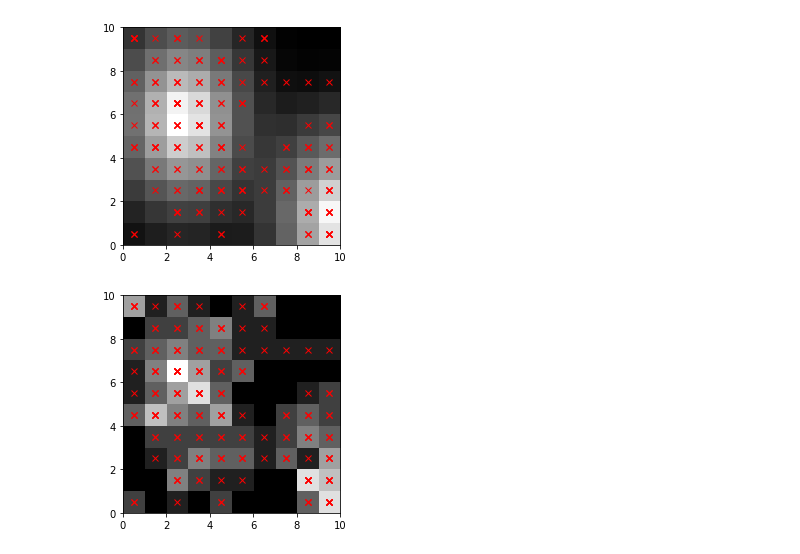
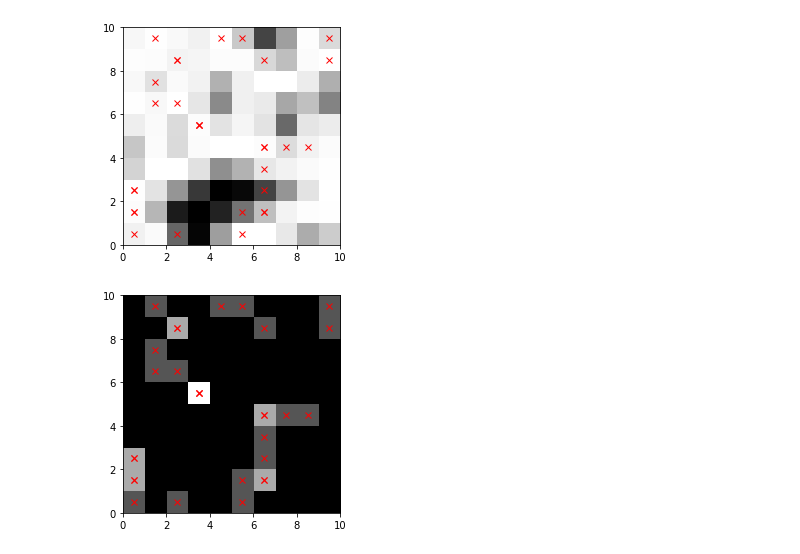
Before and after one commit to iwishiwasaneagle/OPP_4_SAR, a Jupyter notebook: visualize_data.ipynb, the cells around one changed output. Cells and saved outputs as stored; diff of their text form; code cells hidden in the pictures.

```diff
--- a/visualize_data.ipynb
+++ b/visualize_data.ipynb
@@ -151,26 +159,28 @@ fig.savefig("time_to_calculate_all.png")
 # %%
 prob = ProbabilityMap(img)
-points = prob.place(200)
+points = prob.place(30)
 
 x,y = np.meshgrid(np.arange(0,prob.shape[0]),np.arange(0,prob.shape[1]))
 x,y = x.flatten(),y.flatten()
 xy  = np.vstack((x,y)).T
 
 img_placed = np.zeros(prob.shape)
-unique, counts = np.unique([str(f) for f in points], return_counts=True)
-unique = [(int(f),int(g)) for f,g in [h[1:-1].split(' ') for h in unique]]
+
+unique, counts = np.unique([f"{f.x},{f.y}" for f in points], return_counts=True)
+unique = [(int(f),int(g)) for f,g in [h.split(',') for h in unique]]
 
 for xyi, c in zip(unique,counts):
     x,y = xyi
     img_placed[x,y] = c
+img_placed = img_placed.T/np.sum(img_placed)
 
-
+points = points.toNumpyArray()
 plt.imshow(prob, interpolation=None,origin='bottom', extent=[0, img.shape[0], 0, img.shape[1]], cmap='gray')
 plt.plot(points[:,0]+0.5,points[:,1]+0.5,'rx')
 plt.show()
-plt.imshow(img_placed.T, interpolation=None,origin='bottom', extent=[0, img.shape[0], 0, img.shape[1]],cmap='gray')
+plt.imshow(img_placed, interpolation=None,origin='bottom', extent=[0, img.shape[0], 0, img.shape[1]],cmap='gray')
 plt.plot(points[:,0]+0.5,points[:,1]+0.5,'rx')
 plt.show()
 # %% [output]
-[figure, old version]
+[figure, new version]
-[figure, old version]
+[figure, new version]
```
Also changed, not shown: parts of 6 cells of this notebook, 7 other files.
